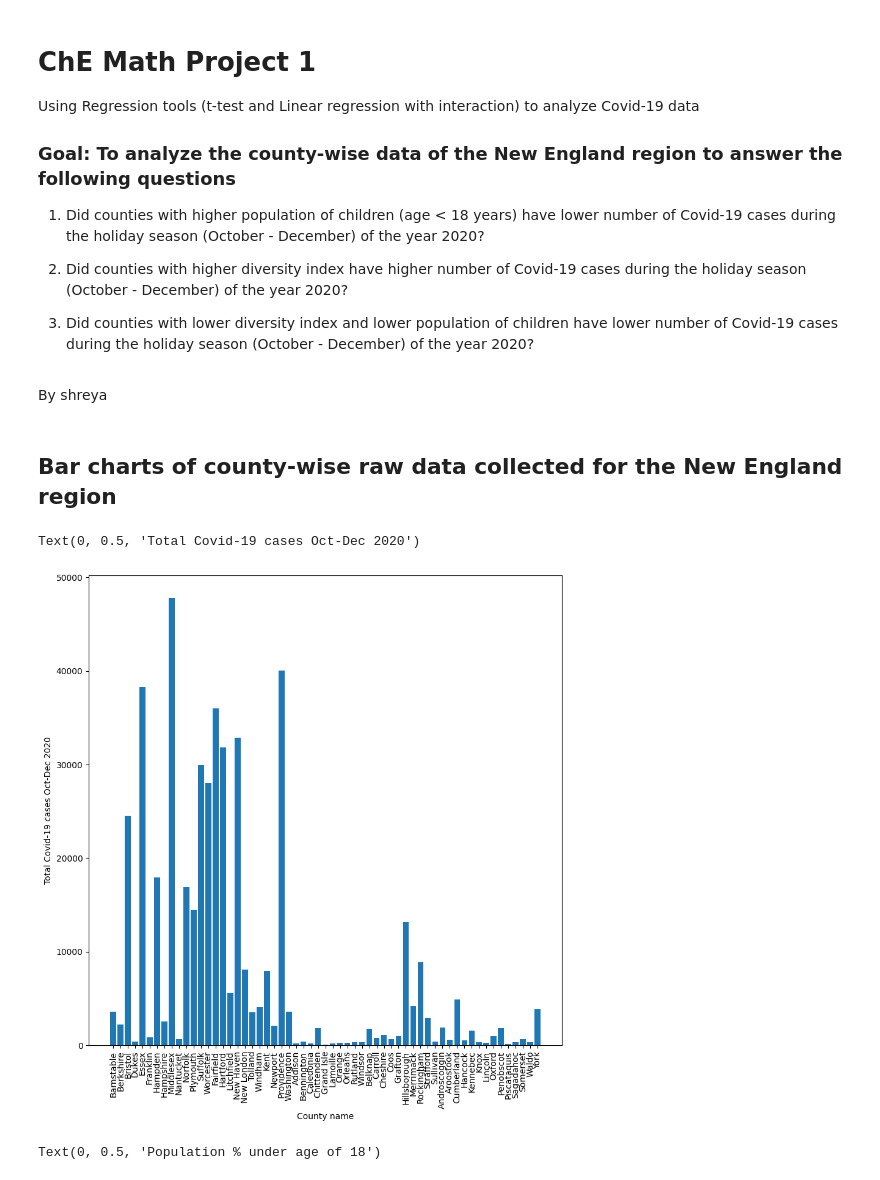
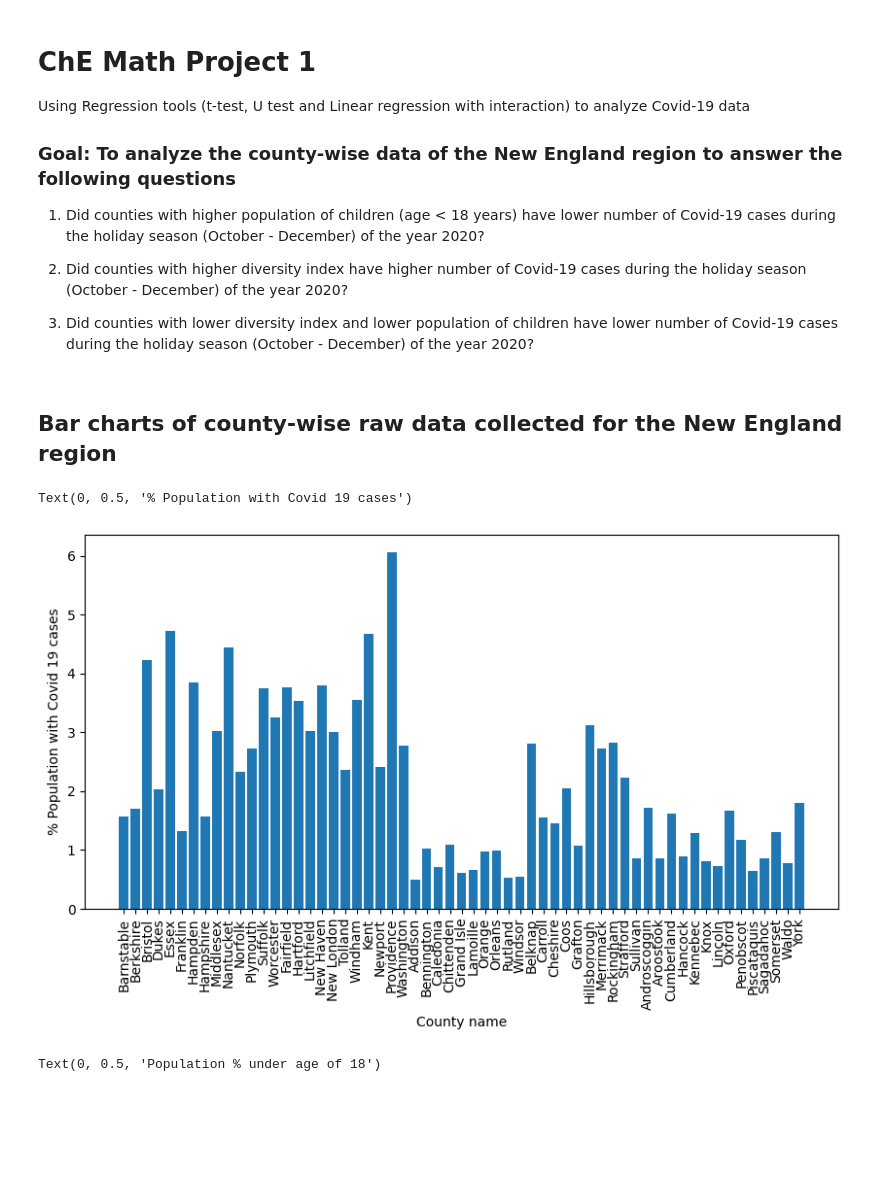
Before and after one commit to sht150/CHE-Math-Project-updated, a Jupyter notebook: Project 1.ipynb, the cells around one changed output. Saved outputs shown, nothing was run; the diff lists cells and outputs as text; code cells hidden in the pictures; blank space fills up the shorter version.

```diff
--- a/Project 1.ipynb
+++ b/Project 1.ipynb
@@ -1,7 +1,7 @@
 # %% [markdown]
 # ChE Math Project 1
 
-Using Regression tools (t-test and Linear regression with interaction) to analyze Covid-19 data
+Using Regression tools (t-test, U test and Linear regression with interaction) to analyze Covid-19 data
 
 ### Goal: To analyze the county-wise data of the New England region to answer the following questions
 
@@ -10,8 +10,6 @@ Using Regression tools (t-test and Linear regression with interaction) to analyz
 2. Did counties with higher diversity index have higher number of Covid-19 cases during the holiday season (October - December) of the year 2020?
 
 3. Did counties with lower diversity index and lower population of children have lower number of Covid-19 cases during the holiday season (October - December) of the year 2020?
-# %% [markdown]
-By shreya
 # %%
 import scipy
 import numpy as np
@@ -22,14 +20,14 @@ data=pd.read_csv("Final data for project.csv")
 # %% [markdown]
 ## Bar charts of county-wise raw data collected for the New England region
 # %%
-plt.figure(figsize=(10, 10))
-plt.bar(data["County name"], data["Total Covid-19 cases Oct-Dec 2020"])
+plt.figure(figsize=(10, 5))
+plt.bar(data["County name"], data["% Population with Covid 19 cases"])
 plt.xticks(rotation=90)
 plt.xlabel("County name")
-plt.ylabel("Total Covid-19 cases Oct-Dec 2020")
+plt.ylabel("% Population with Covid 19 cases")
 # %% [output]
-Text(0, 0.5, 'Total Covid-19 cases Oct-Dec 2020')
+Text(0, 0.5, '% Population with Covid 19 cases')
-[figure, old version]
+[figure, new version]
 # %%
 plt.figure(figsize=(10, 3))
 plt.bar(data["County name"], data["Population % under age of 18"])
```
Also changed, not shown: parts of 26 cells of this notebook.
